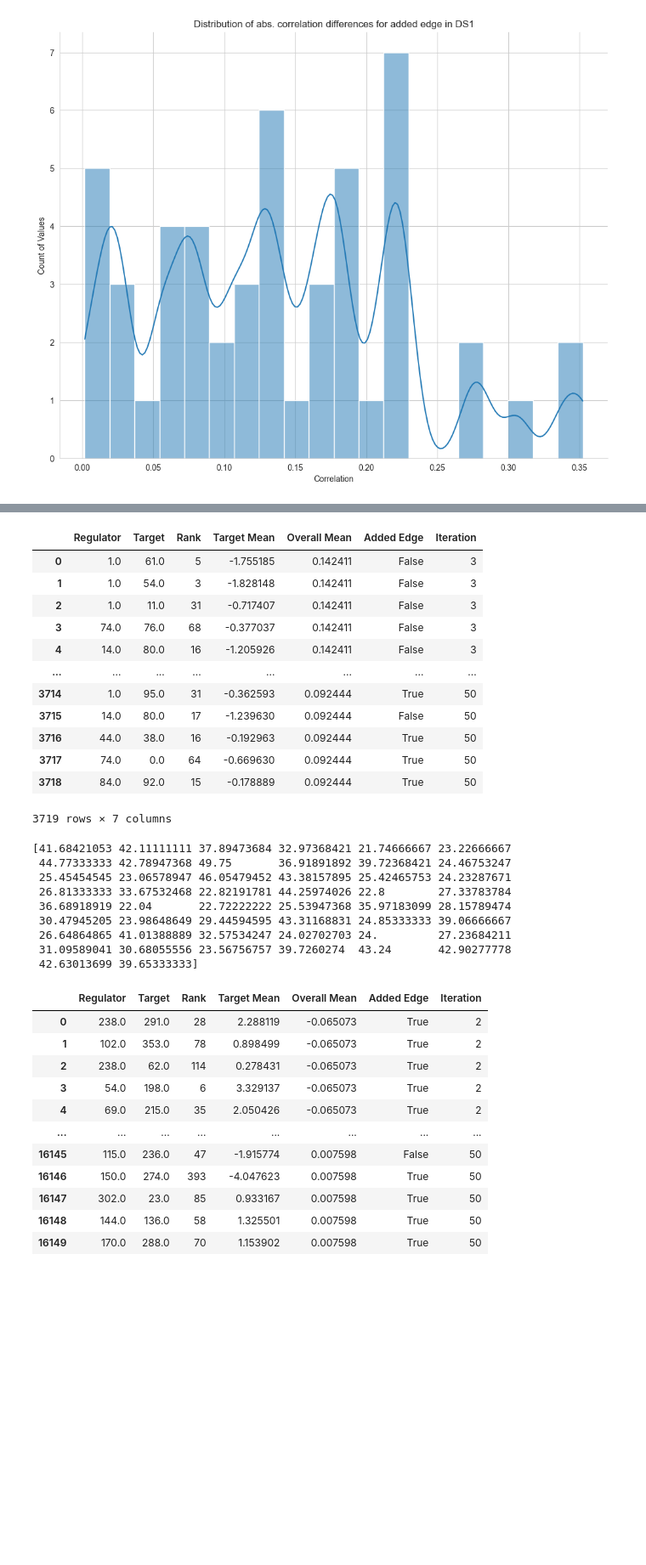
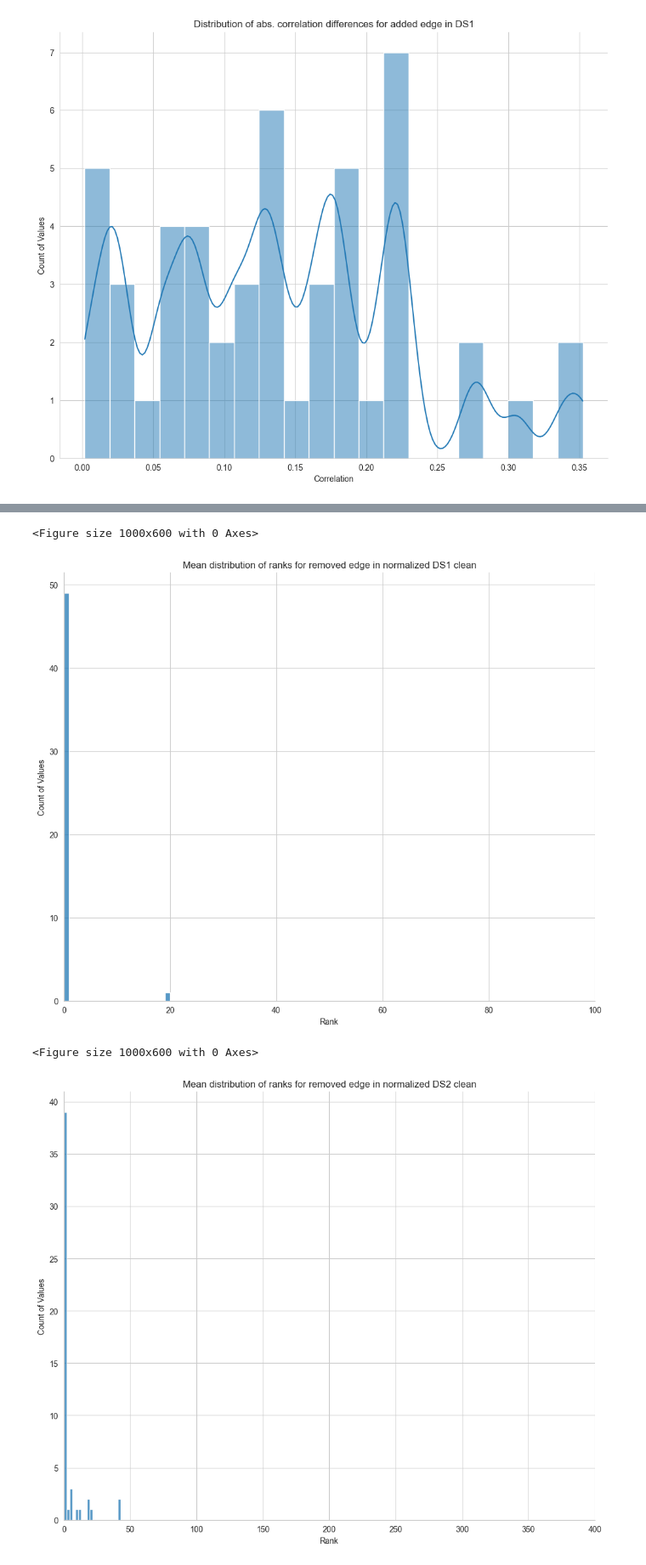
Before and after one commit to ankitbha/dfdl_imputation, a Jupyter notebook: pearson_tests.ipynb, the cells around one changed output, grey strips where cells are left out. Shown at 85% size. Saved outputs shown, nothing was run; the diff lists cells and outputs as text; code cells hidden in the pictures; blank space fills up the shorter version.

```diff
--- a/pearson_tests.ipynb
+++ b/pearson_tests.ipynb
@@ -637,53 +589,23 @@ non-resource variables are not supported in the long term
 # %%
 for id in range(1, 4):
     if id == 1:
         lim = 100
     elif id == 2:
         lim = 400
     elif id == 3:
         lim = 1200
     df = pd.read_csv(f'./experiments/mean_diffs/DS{id}/DS{id}_chosen_pairs.csv', header=0, names=['Regulator', 'Target', 'Rank', 'Target Mean', 'Overall Mean', 'Added Edge', 'Iteration'])
     sns.set_style("whitegrid")
     plt.figure(figsize=(10, 6))
     new_ranks = df.groupby('Iteration').mean()['Rank'].values
     #print(new_ranks)
     #bins = len(np.unique(new_ranks))
     plot = sns.displot(new_ranks, bins=20, kde=False, kde_kws={'bw_adjust': 0.25}, height=8, aspect=1.25)
     plot.set(xlim=(0, lim))
     plot.set_axis_labels('Rank', 'Count of Values')
-    plt.title(f'Mean distribution of ranks for randomly \n removed edges in normalized DS{id} clean')
+    plt.title(f'Mean distribution of ranks for removed edge in normalized DS{id} clean')
 # %% [output]
-|  | Regulator | Target | Rank | Target Mean | Overall Mean | Added Edge | Iteration |
-| 0 | 1.0 | 61.0 | 5 | -1.755185 | 0.142411 | False | 3 |
-| 1 | 1.0 | 54.0 | 3 | -1.828148 | 0.142411 | False | 3 |
-| 2 | 1.0 | 11.0 | 31 | -0.717407 | 0.142411 | False | 3 |
-| 3 | 74.0 | 76.0 | 68 | -0.377037 | 0.142411 | False | 3 |
-| 4 | 14.0 | 80.0 | 16 | -1.205926 | 0.142411 | False | 3 |
-| ... | ... | ... | ... | ... | ... | ... | ... |
-| 3714 | 1.0 | 95.0 | 31 | -0.362593 | 0.092444 | True | 50 |
-| 3715 | 14.0 | 80.0 | 17 | -1.239630 | 0.092444 | False | 50 |
-| 3716 | 44.0 | 38.0 | 16 | -0.192963 | 0.092444 | True | 50 |
-| 3717 | 74.0 | 0.0 | 64 | -0.669630 | 0.092444 | True | 50 |
-| 3718 | 84.0 | 92.0 | 15 | -0.178889 | 0.092444 | True | 50 |
-3719 rows × 7 columns
+<Figure size 1000x600 with 0 Axes>
+[figure, new version]
-[41.68421053 42.11111111 37.89473684 32.97368421 21.74666667 23.22666667
- 44.77333333 42.78947368 49.75       36.91891892 39.72368421 24.46753247
- 25.45454545 23.06578947 46.05479452 43.38157895 25.42465753 24.23287671
- 26.81333333 33.67532468 22.82191781 44.25974026 22.8        27.33783784
- 36.68918919 22.04       22.72222222 25.53947368 35.97183099 28.15789474
- 30.47945205 23.98648649 29.44594595 43.31168831 24.85333333 39.06666667
- 26.64864865 41.01388889 32.57534247 24.02702703 24.         27.23684211
- 31.09589041 30.68055556 23.56756757 39.7260274  43.24       42.90277778
- 42.63013699 39.65333333]
+<Figure size 1000x600 with 0 Axes>
-|  | Regulator | Target | Rank | Target Mean | Overall Mean | Added Edge | Iteration |
-| 0 | 238.0 | 291.0 | 28 | 2.288119 | -0.065073 | True | 2 |
-| 1 | 102.0 | 353.0 | 78 | 0.898499 | -0.065073 | True | 2 |
-| 2 | 238.0 | 62.0 | 114 | 0.278431 | -0.065073 | True | 2 |
-| 3 | 54.0 | 198.0 | 6 | 3.329137 | -0.065073 | True | 2 |
-| 4 | 69.0 | 215.0 | 35 | 2.050426 | -0.065073 | True | 2 |
-| ... | ... | ... | ... | ... | ... | ... | ... |
-| 16145 | 115.0 | 236.0 | 47 | -1.915774 | 0.007598 | False | 50 |
-| 16146 | 150.0 | 274.0 | 393 | -4.047623 | 0.007598 | True | 50 |
-| 16147 | 302.0 | 23.0 | 85 | 0.933167 | 0.007598 | True | 50 |
-| 16148 | 144.0 | 136.0 | 58 | 1.325501 | 0.007598 | True | 50 |
-| 16149 | 170.0 | 288.0 | 70 | 1.153902 | 0.007598 | True | 50 |
+[figure, added]
```
Also changed, not shown: parts of 5 cells of this notebook.
